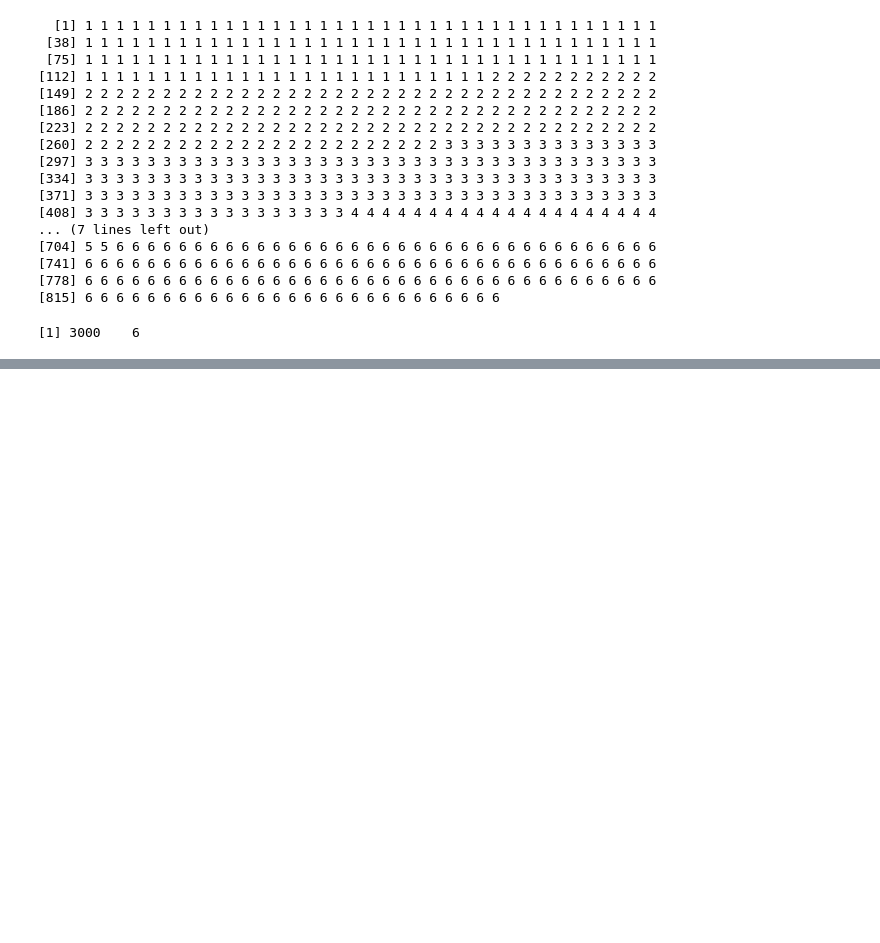
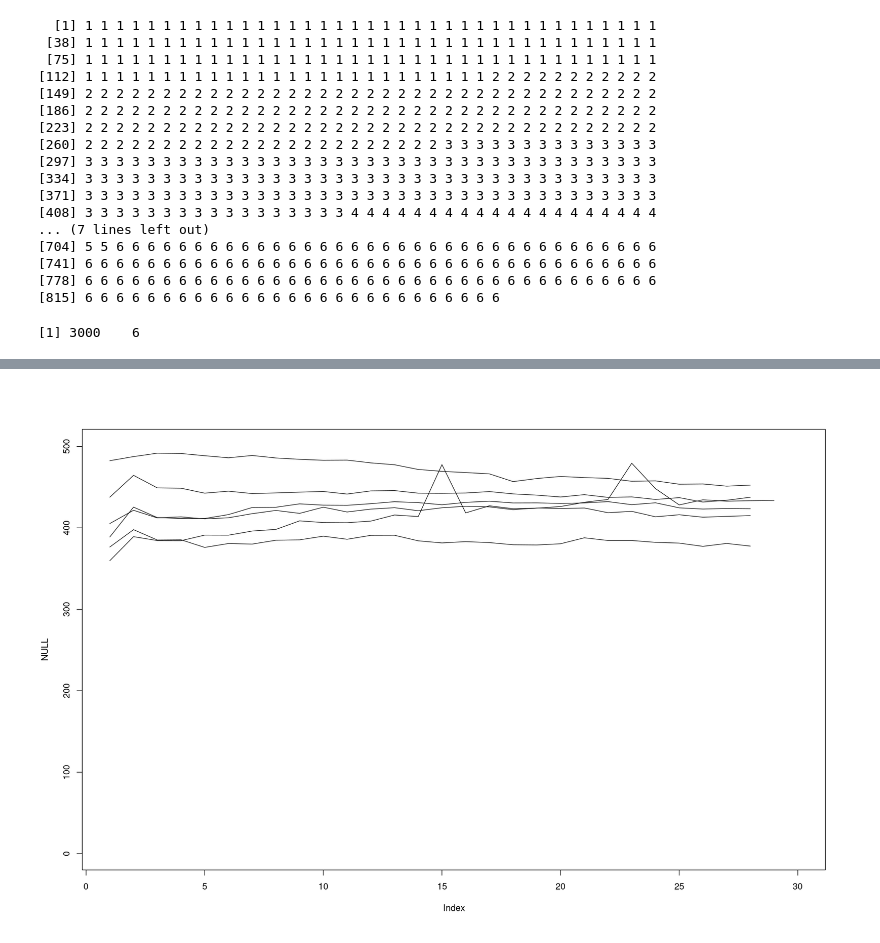
Before and after one commit to JLBaroja/BayesianMatching, a Jupyter notebook: birds_ind_differences.ipynb, the cells around one changed output, grey strips where cells are left out. Saved outputs shown, nothing was run; the diff lists cells and outputs as text; code cells hidden in the pictures; blank space fills up the shorter version.

```diff
--- a/birds_ind_differences.ipynb
+++ b/birds_ind_differences.ipynb
@@ -413,0 +406,8 @@ A data.frame: 145 × 7
+# %%
+weights <- read.csv('/home/jbaroja/JAPE//Birds//birds_weights.csv')
+# Complete observations
+weights <- weights[which(!is.na(weights$weight_before)),]
+w_before <- weights$weight_before
+
+head(weights,2)
+tail(weights,2)
@@ -413,0 +425,8 @@ A data.frame: 145 × 7
+# %%
+plot(NULL,xlim=c(1,30),ylim=c(0,max(weights$weight_after,na.rm=T)))
+for(bb in unique(weights$bird)){
+    b_weight <- w_before[which(weights$bird==bb)]
+    lines(b_weight)
+}
+# %% [output]
+[figure, added]
```
Also changed, not shown: parts of 35 cells of this notebook.
